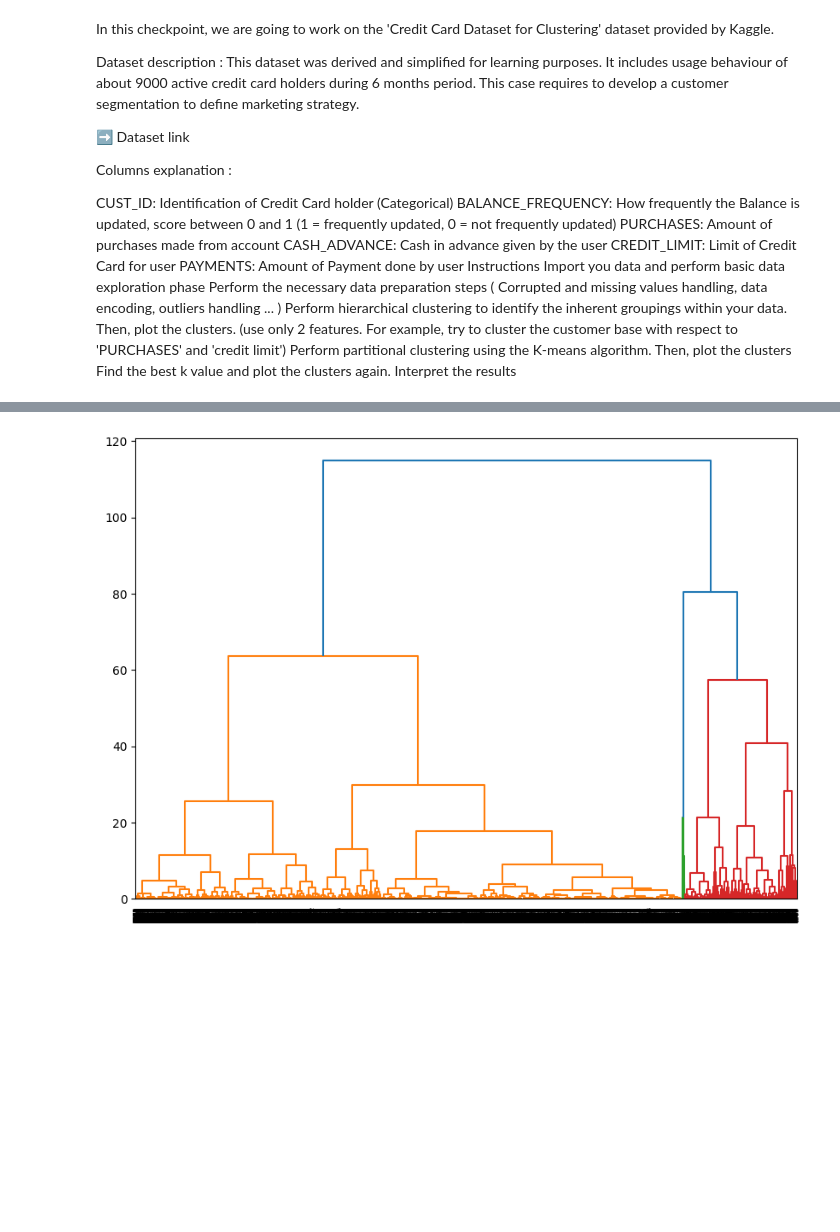
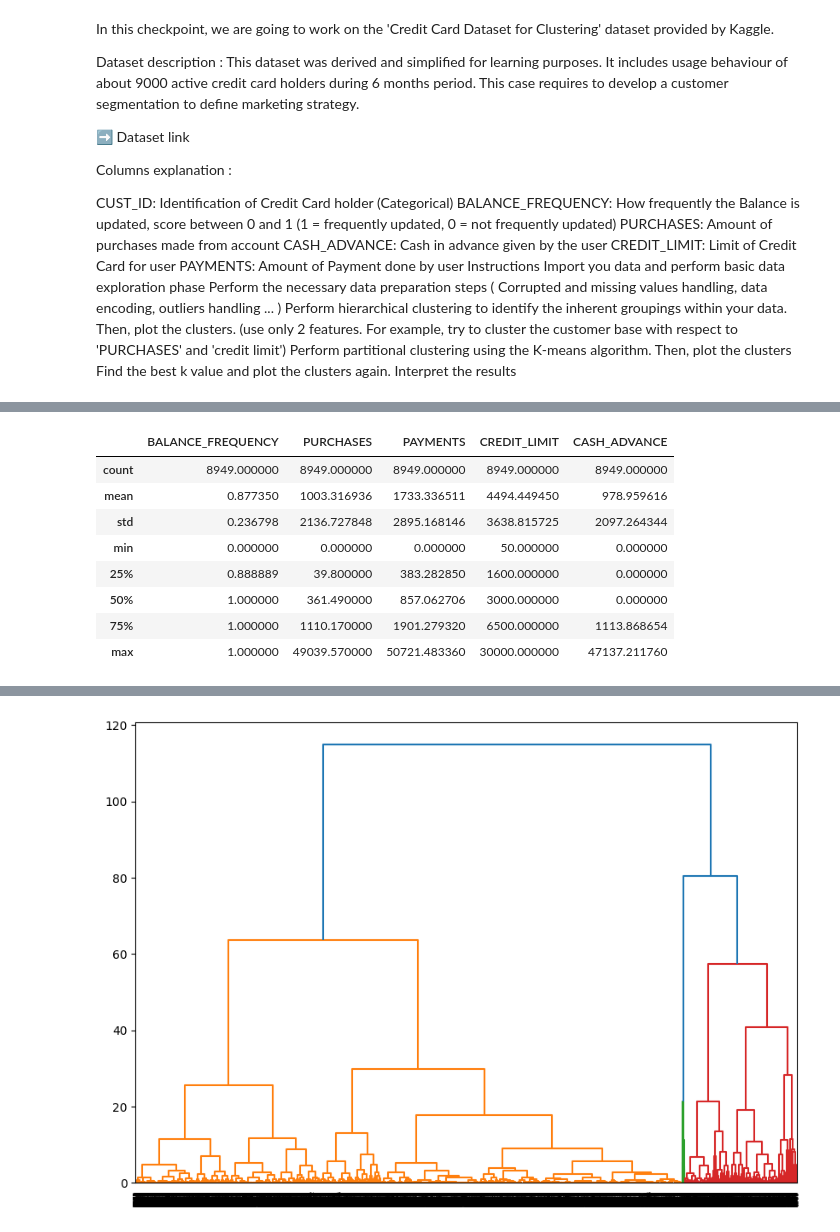
Before and after one commit to collinscolour/GoMyCodeCheckPoint, a Jupyter notebook: UnsupervisedLearningClustering_.ipynb, the cells around one changed output, grey strips where cells are left out. Saved outputs shown, nothing was run; the diff lists cells and outputs as text; code cells hidden in the pictures; blank space fills up the shorter version.

```diff
--- a/UnsupervisedLearningClustering_.ipynb
+++ b/UnsupervisedLearningClustering_.ipynb
@@ -63,0 +85,12 @@ data["CUST_ID"] = encoder.fit_transform(data["CUST_ID"])
+# %%
+data.describe()
+# %% [output]
+|  | BALANCE_FREQUENCY | PURCHASES | PAYMENTS | CREDIT_LIMIT | CASH_ADVANCE |
+| count | 8949.000000 | 8949.000000 | 8949.000000 | 8949.000000 | 8949.000000 |
+| mean | 0.877350 | 1003.316936 | 1733.336511 | 4494.449450 | 978.959616 |
+| std | 0.236798 | 2136.727848 | 2895.168146 | 3638.815725 | 2097.264344 |
+| min | 0.000000 | 0.000000 | 0.000000 | 50.000000 | 0.000000 |
+| 25% | 0.888889 | 39.800000 | 383.282850 | 1600.000000 | 0.000000 |
+| 50% | 1.000000 | 361.490000 | 857.062706 | 3000.000000 | 0.000000 |
+| 75% | 1.000000 | 1110.170000 | 1901.279320 | 6500.000000 | 1113.868654 |
+| max | 1.000000 | 49039.570000 | 50721.483360 | 30000.000000 | 47137.211760 |
```
Also changed, not shown: parts of 11 cells of this notebook.
